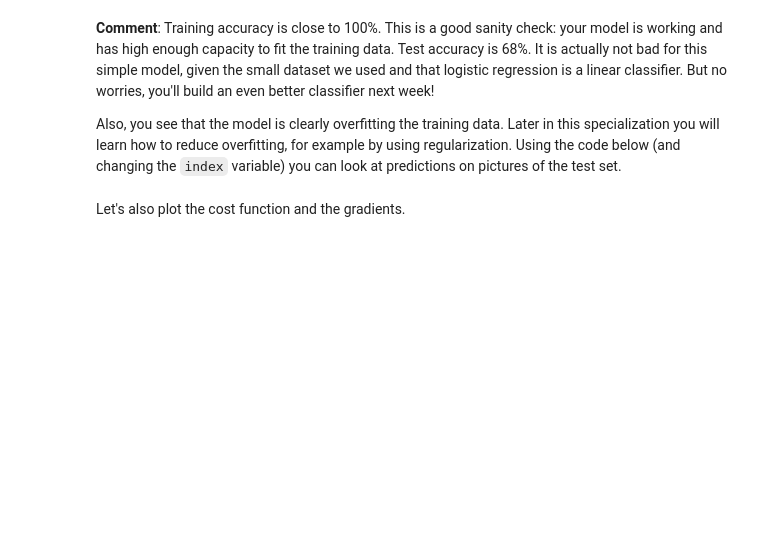
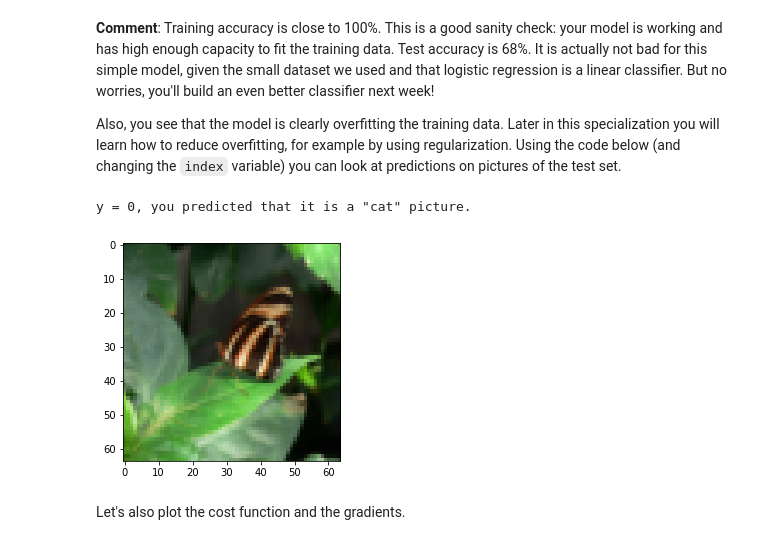
Before and after one commit to bimbraw/Deep-Learning-Specialization, a Jupyter notebook: Logistic_Regression_with_a_Neural_Network_mindset_v6a.ipynb, the cells around one changed output. Cells and saved outputs as stored; diff of their text form; code cells hidden in the pictures; blank space fills up the shorter version.

```diff
--- a/Logistic_Regression_with_a_Neural_Network_mindset_v6a.ipynb
+++ b/Logistic_Regression_with_a_Neural_Network_mindset_v6a.ipynb
@@ -696,9 +716,12 @@ AssertionError:
 Also, you see that the model is clearly overfitting the training data. Later in this specialization you will learn how to reduce overfitting, for example by using regularization. Using the code below (and changing the `index` variable) you can look at predictions on pictures of the test set.
 # %%
 # Example of a picture that was wrongly classified.
-index = 1
+index = 5
 plt.imshow(test_set_x[:,index].reshape((num_px, num_px, 3)))
 print ("y = " + str(test_set_y[0,index]) + ", you predicted that it is a \"" + classes[d["Y_prediction_test"][0,index]].decode("utf-8") +  "\" picture.")
+# %% [output]
+y = 0, you predicted that it is a "cat" picture.
+[figure, added]
 # %% [markdown]
 Let's also plot the cost function and the gradients.
 # %%
```
Also changed, not shown: parts of 8 cells of this notebook.
